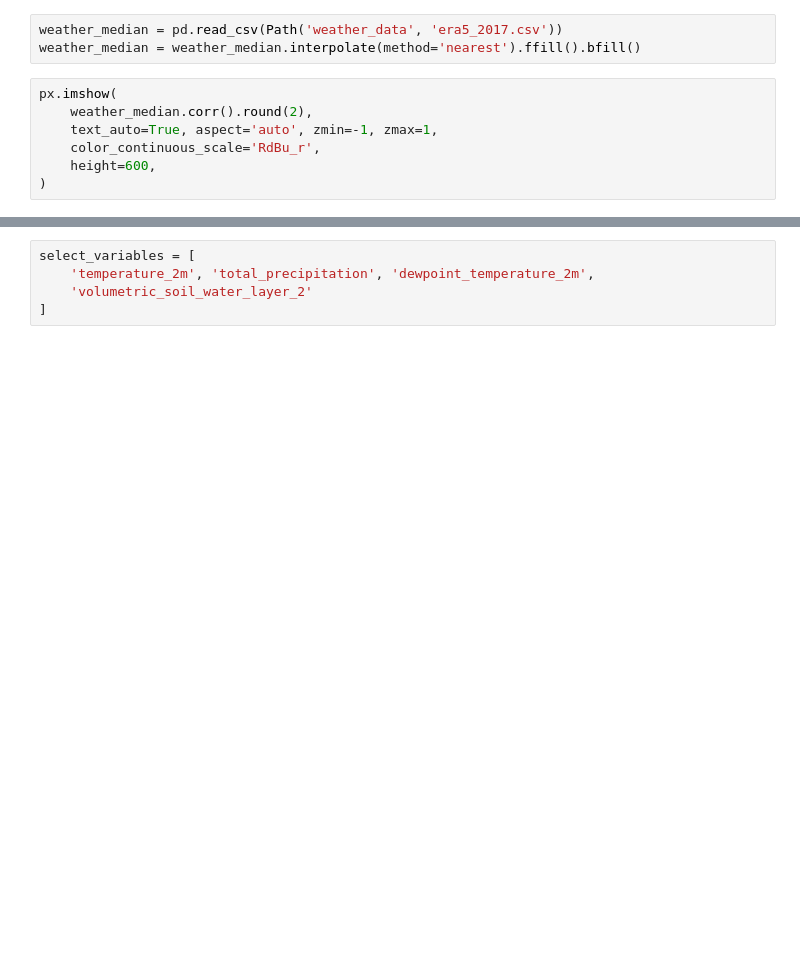
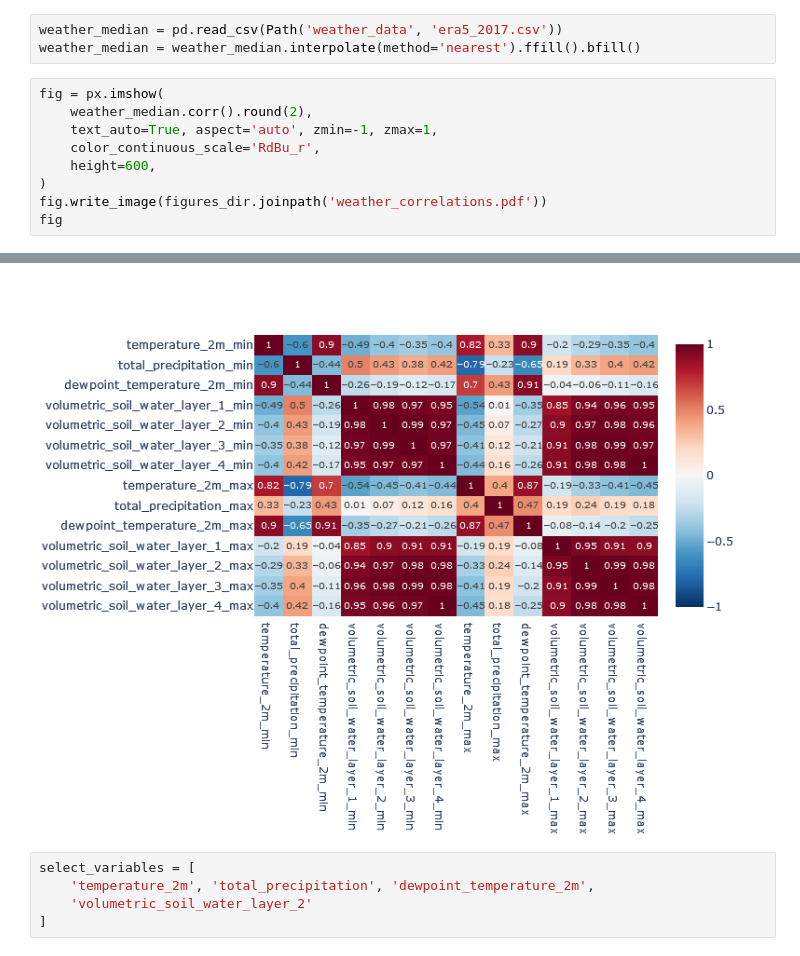
Before and after one commit to pj097/ClimateForestModeling, a Jupyter notebook: climate.ipynb, the cells around one changed output, grey strips where cells are left out. Saved outputs shown, nothing was run; the diff lists cells and outputs as text; blank space fills up the shorter version.

```diff
--- a/climate.ipynb
+++ b/climate.ipynb
@@ -82,10 +82,12 @@ model, testing_generator = keras_model_creator.KerasModelCreator(**params).run()
 weather_median = pd.read_csv(Path('weather_data', 'era5_2017.csv'))
 weather_median = weather_median.interpolate(method='nearest').ffill().bfill()
 # %%
-px.imshow(
+fig = px.imshow(
     weather_median.corr().round(2),
     text_auto=True, aspect='auto', zmin=-1, zmax=1,
     color_continuous_scale='RdBu_r',
     height=600,
 )
+fig.write_image(figures_dir.joinpath('weather_correlations.pdf'))
+fig
 # %% [output]
@@ -94,3 +94,4 @@ px.imshow(
+[figure, added]
 # %%
 select_variables = [
     'temperature_2m', 'total_precipitation', 'dewpoint_temperature_2m',
```
Also changed, not shown: parts of 1 cell of this notebook, 15 other files.
